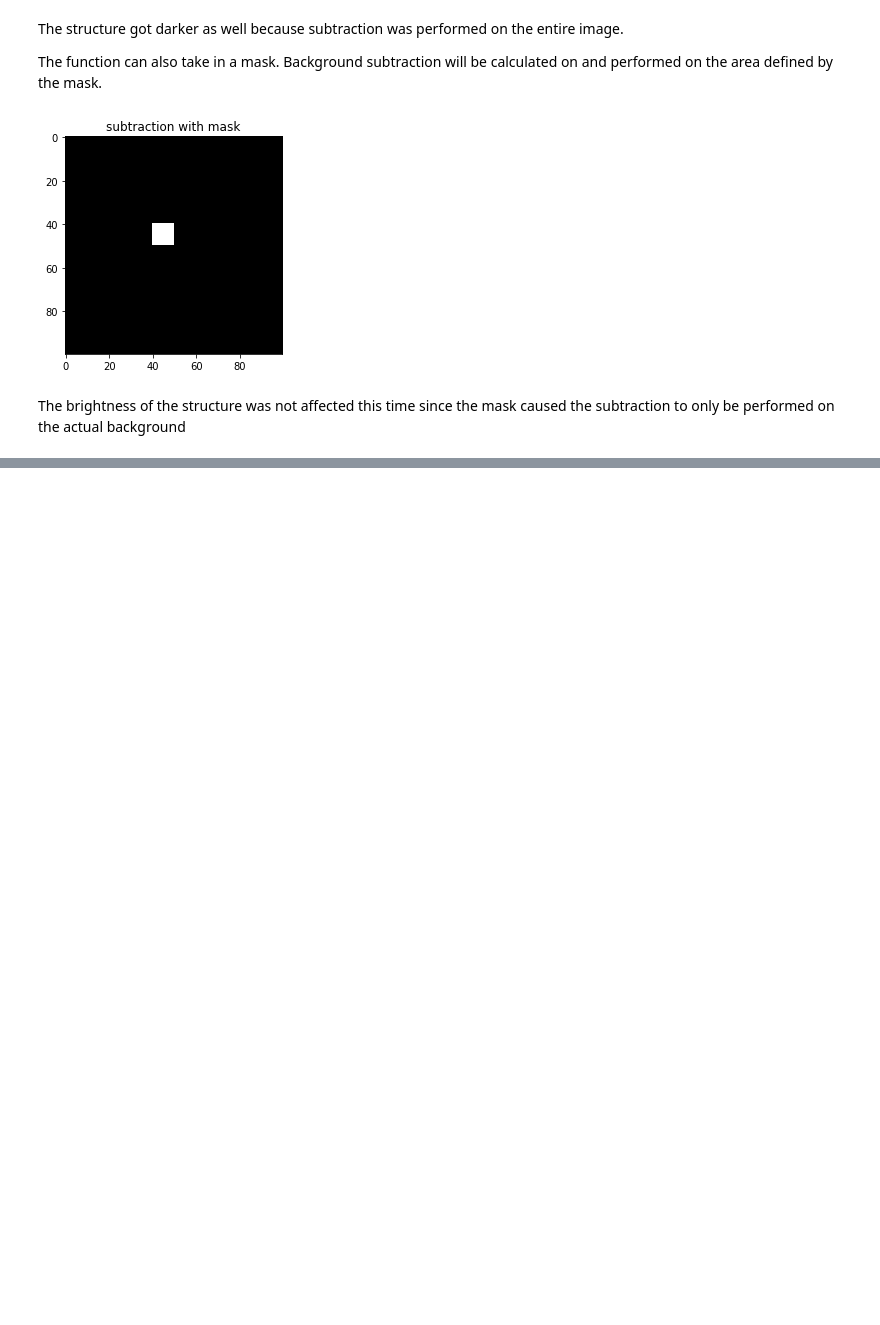
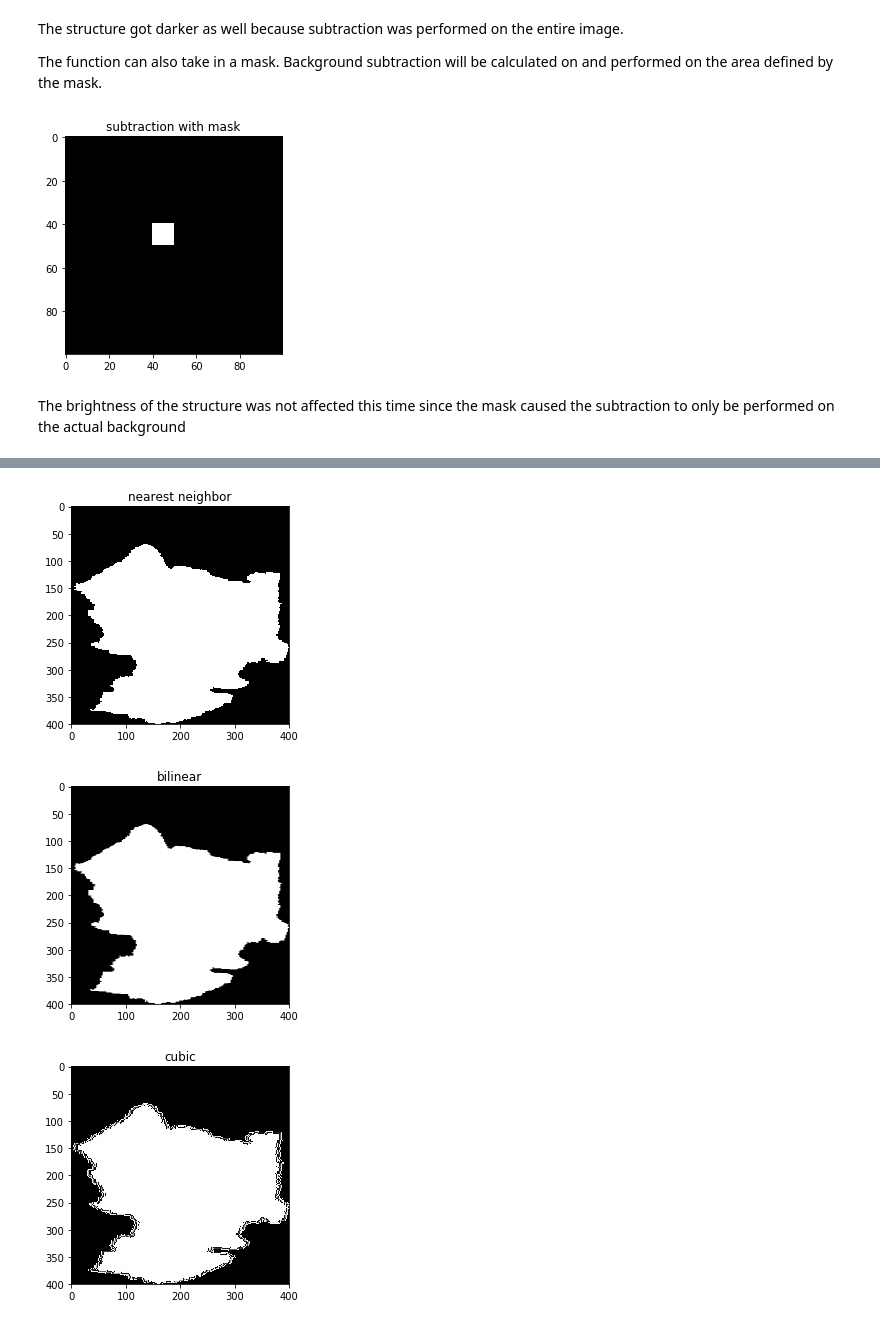
Before and after one commit to AllenCellModeling/aicsimage, a Jupyter notebook: Aicsimage Processing Guide.ipynb, the cells around one changed output, grey strips where cells are left out. Cells and saved outputs as stored; diff of their text form; code cells hidden in the pictures; blank space fills up the shorter version.

```diff
--- a/Aicsimage Processing Guide.ipynb
+++ b/Aicsimage Processing Guide.ipynb
@@ -404,0 +448,14 @@ The brightness of the structure was not affected this time since the mask caused
+# %%
+# scale it into a 400x400 image
+res = proc.resize_to(img, (3, 400, 400))
+show(res, "nearest neighbor")
+
+res = proc.resize_to(img, (3, 400, 400), "bilinear")
+show(res, "bilinear")
+
+res = proc.resize_to(img, (3, 400, 400), "cubic")
+show(res, "cubic")
+# %% [output]
+[figure, added]
+[figure, added]
+[figure, added]
```
Also changed, not shown: parts of 10 cells of this notebook, 2 other files.
